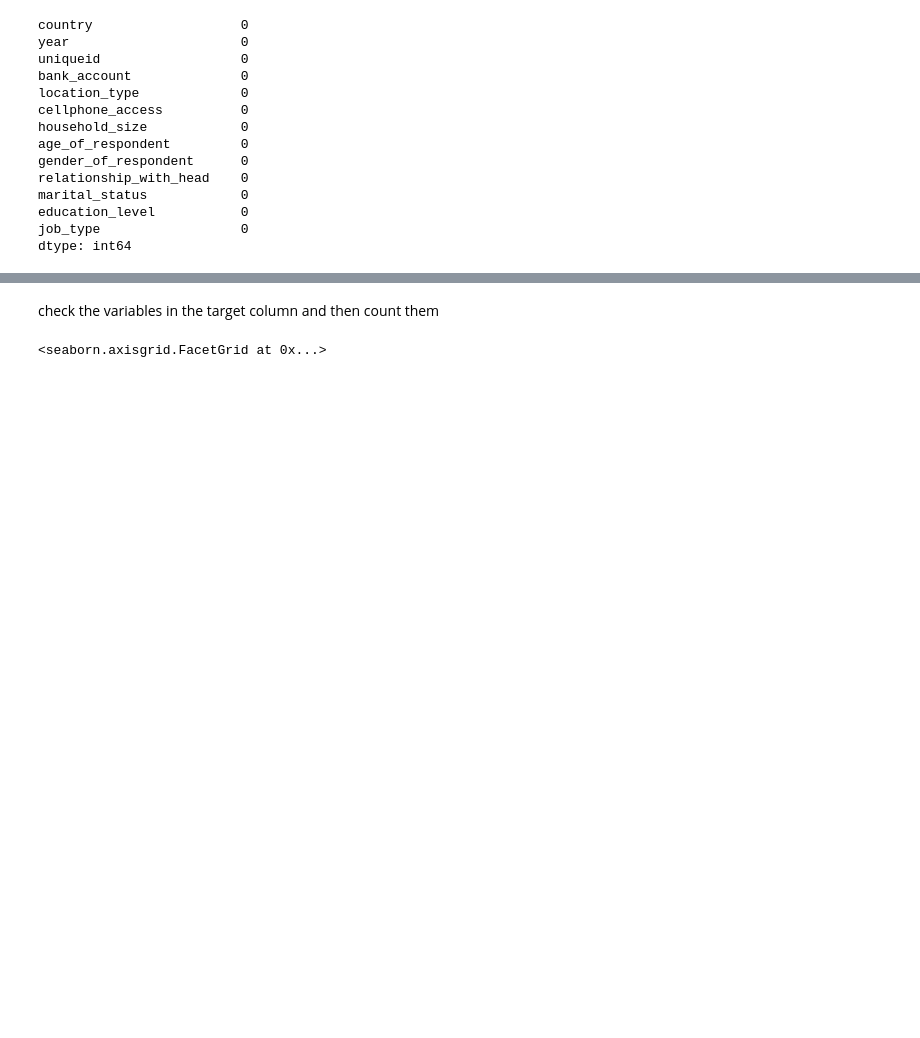
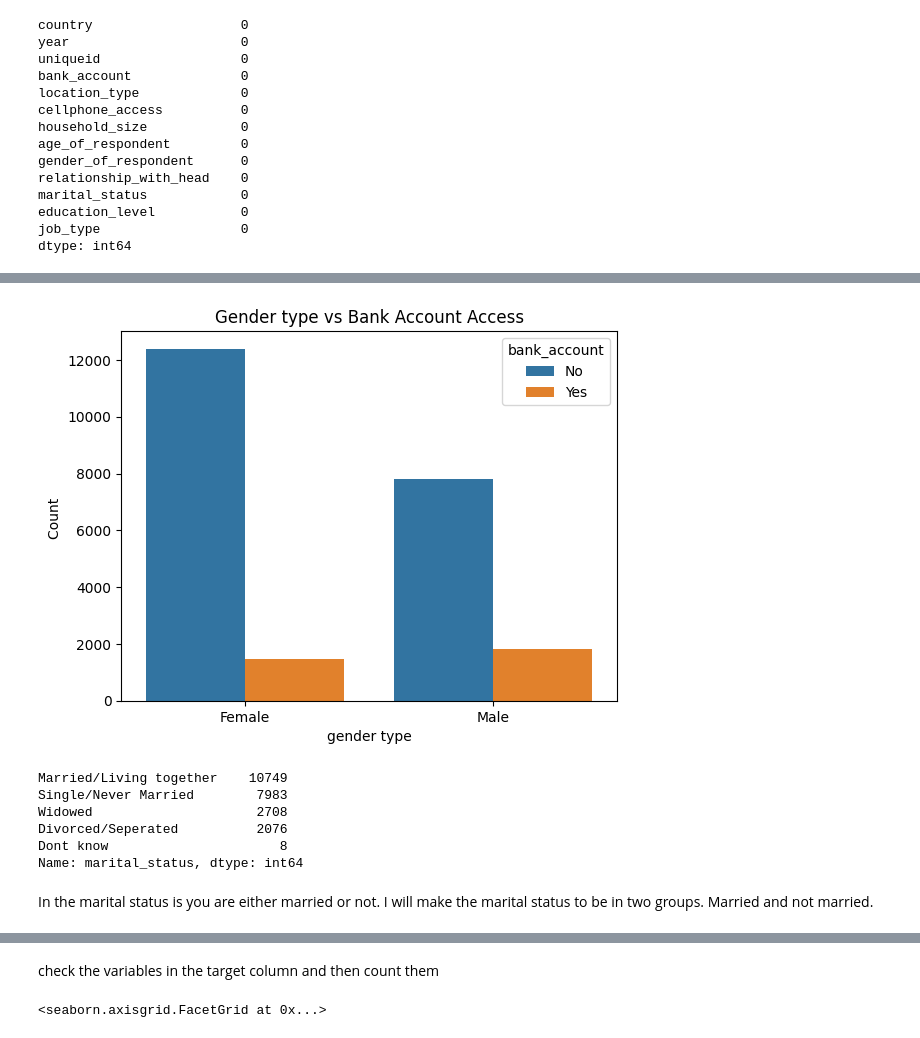
Before and after one commit to AlbertOpiyo/ML-project-on-financial-inclusion, a Jupyter notebook: fina_inc_in_Afr.ipynb, the cells around one changed output, grey strips where cells are left out. Drawn from its saved outputs; the diff is of its cells as text; code cells hidden in the pictures; blank space fills up the shorter version.

```diff
--- a/fina_inc_in_Afr.ipynb
+++ b/fina_inc_in_Afr.ipynb
@@ -84,0 +203,38 @@ dtype: int64
+# %%
+# Gender vs Bank Access
+
+
+Gender_bank = (
+    train["gender_of_respondent"]
+    .groupby(train["bank_account"])
+    .value_counts()
+    .rename("count")
+    .to_frame()
+    .reset_index()
+)
+
+
+# Create bar chart of `df_educ`
+sns.barplot(
+    x="gender_of_respondent",
+    y="count",
+    hue="bank_account",
+    data=Gender_bank,
+
+)
+plt.xlabel("gender type")
+plt.ylabel("Count ")
+plt.title("Gender type vs Bank Account Access");
+# %% [output]
+[figure, added]
+# %%
+train['marital_status'].value_counts()
+# %% [output]
+Married/Living together    10749
+Single/Never Married        7983
+Widowed                     2708
+Divorced/Seperated          2076
+Dont know                      8
+Name: marital_status, dtype: int64
+# %% [markdown]
+In the marital status is you are either married or not. I will make the marital status to be in two groups. Married and not married.
```
Also changed, not shown: parts of 18 cells of this notebook.
